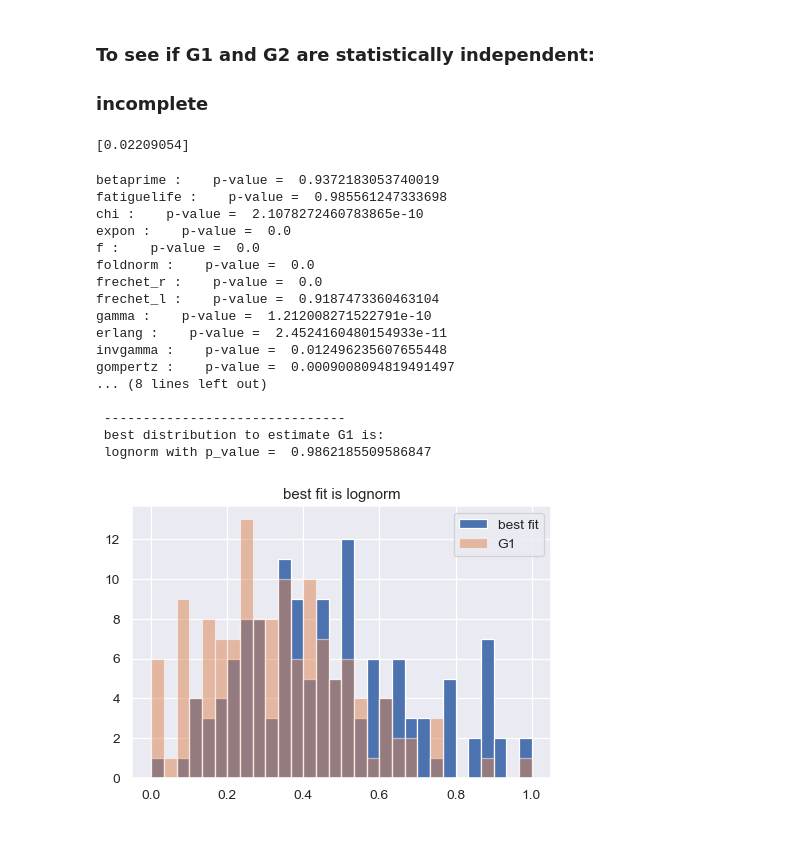
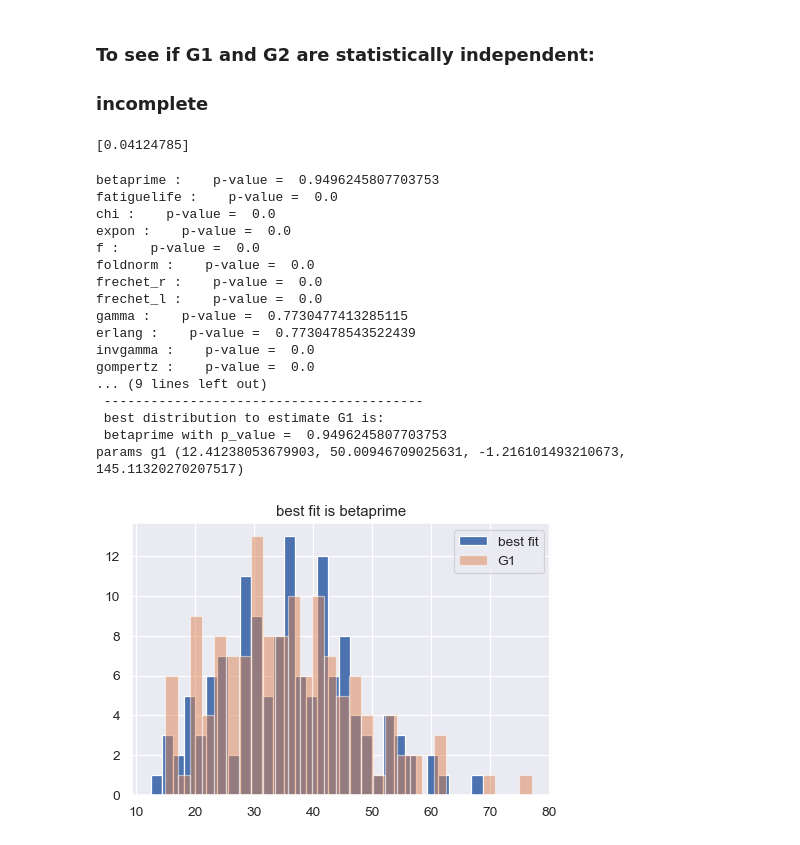
Before and after one commit to meyer-lab/tHMM, a Jupyter notebook: #56 related/find_best_distribution.ipynb, the cells around one changed output. Saved outputs shown, nothing was run; the diff lists cells and outputs as text; code cells hidden in the pictures.

```diff
--- a/#56 related/find_best_distribution.ipynb
+++ b/#56 related/find_best_distribution.ipynb
@@ -28,8 +28,8 @@ G2_ = G2/2
 
 # we need to normalize the data to be able to compare them with standard distributions
 # Data points are now in interval [0, 1]
-G1 = (G1 - min(G1)) / (max(G1) - min(G1))
-G2 = (G2 - min(G2)) / (max(G2) - min(G2))
+#G1 = (G1 - min(G1)) / (max(G1) - min(G1))
+#G2 = (G2 - min(G2)) / (max(G2) - min(G2))
 
 
 plt.hist(G1, bins = 30, label = 'G1')
@@ -51,7 +51,7 @@ from sklearn.feature_selection import mutual_info_regression
 
 print(mutual_info_regression(G1.reshape(-1,1)[0:65],G2.reshape(-1,1)))
 # %% [output]
-[0.02209054]
+[0.04124785]
 # %%
 import math
 import operator
@@ -116,49 +116,48 @@ def check_dist(data, dist, verbose = False):
 
     return(best_dist, p_val[best_dist])
 # %%
-
-#########--------------------------G1------------------------------########
-
+######-----------------------------G1-----------------------------########
 
 G1_dist_est , G1_pval_est = check_dist(G1, distributions, verbose = True)
-print('\n ------------------------------- \n best distribution to estimate G1 is: \n', G1_dist_est, 'with p_value = ', G1_pval_est)
+print('\n -----------------------------------------\n best distribution to estimate G1 is: \n',
+      G1_dist_est, 'with p_value = ', G1_pval_est)
 
 
 # this is the best fit
-params_G1 = eval('sp.'+G1_dist_est+'.fit(G1, fscale = 1)')
-
+params_G1 = eval('sp.'+G1_dist_est+'.fit(G1)')
+print('params g1', params_G1)
 
 # want to plot the histogram of the best fit and data
-x = eval('sp.'+G1_dist_est+'.rvs(params_G1[0], params_G1[1], params_G1[2], size = len(G1), random_state = 0)')
-estimated_G1_dist = (x - min(x)) / (max(x) - min(x))
+y = eval('sp.'+G1_dist_est+'.rvs(params_G1[0], params_G1[1], params_G1[2], params_G1[3], size = len(G1), random_state = 0)')
+#estimated_G2_dist = (x - min(x)) / (max(x) - min(x))
 
 
 # plot histogram
 plt.figure(dpi = 90)
-plt.hist(estimated_G1_dist, bins = 30, label = 'best fit')
+plt.hist(y, bins = 30, label = 'best fit')
 plt.hist(G1, bins = 30, alpha = 0.5, label = 'G1')
 plt.title('best fit is {}'.format(G1_dist_est))
 plt.legend()
 plt.show()
 # %% [output]
-betaprime :    p-value =  0.9372183053740019
-fatiguelife :    p-value =  0.985561247333698
-chi :    p-value =  2.1078272460783865e-10
+betaprime :    p-value =  0.9496245807703753
+fatiguelife :    p-value =  0.0
+chi :    p-value =  0.0
 expon :    p-value =  0.0
 f :    p-value =  0.0
 foldnorm :    p-value =  0.0
 frechet_r :    p-value =  0.0
-frechet_l :    p-value =  0.9187473360463104
-gamma :    p-value =  1.212008271522791e-10
-erlang :    p-value =  2.4524160480154933e-11
-invgamma :    p-value =  0.012496235607655448
-gompertz :    p-value =  0.0009008094819491497
-... (8 lines left out)
-
- -------------------------------
+frechet_l :    p-value =  0.0
+gamma :    p-value =  0.7730477413285115
+erlang :    p-value =  0.7730478543522439
+invgamma :    p-value =  0.0
+gompertz :    p-value =  0.0
+... (9 lines left out)
+ -----------------------------------------
  best distribution to estimate G1 is:
- lognorm with p_value =  0.9862185509586847
+ betaprime with p_value =  0.9496245807703753
+params g1 (12.41238053679903, 50.00946709025631, -1.216101493210673, 145.11320270207517)
-[figure, old version]
+[figure, new version]
 # %%
 ######-----------------------------G2-----------------------------########
 
```
Also changed, not shown: parts of 3 cells of this notebook.
